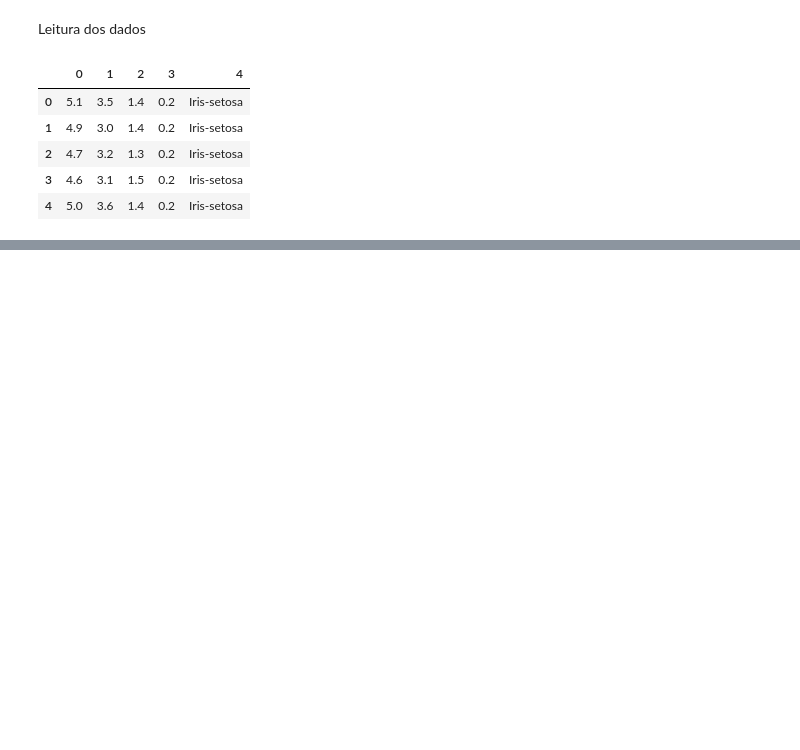
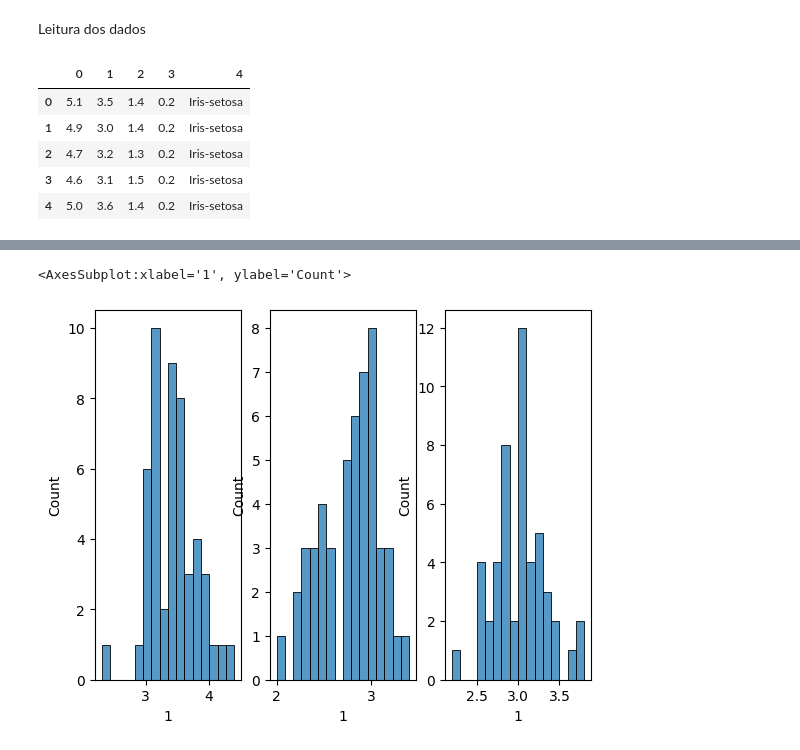
Before and after one commit to laviniacaldas/eda_iris, a Jupyter notebook: Analise_Exploratoria.ipynb, the cells around one changed output, grey strips where cells are left out. Saved outputs shown, nothing was run; the diff lists cells and outputs as text; code cells hidden in the pictures; blank space fills up the shorter version.

```diff
--- a/Analise_Exploratoria.ipynb
+++ b/Analise_Exploratoria.ipynb
@@ -20,0 +41,12 @@ data.head(5)
+# %%
+plt.subplot(131)
+sn.histplot(data[1][data[4] == 'Iris-setosa'], bins=16)
+
+plt.subplot(132)
+sn.histplot(data[1][data[4] == 'Iris-versicolor'], bins=16)
+
+plt.subplot(133)
+sn.histplot(data[1][data[4] == 'Iris-virginica'], bins=16)
+# %% [output]
+<AxesSubplot:xlabel='1', ylabel='Count'>
+[figure, added]
```
Also changed, not shown: parts of 6 cells of this notebook.
